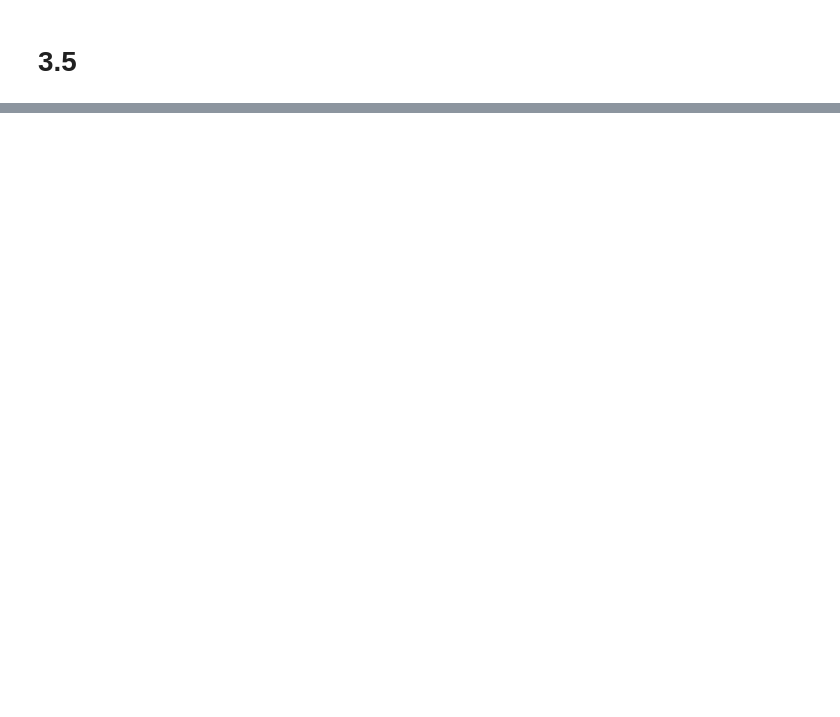
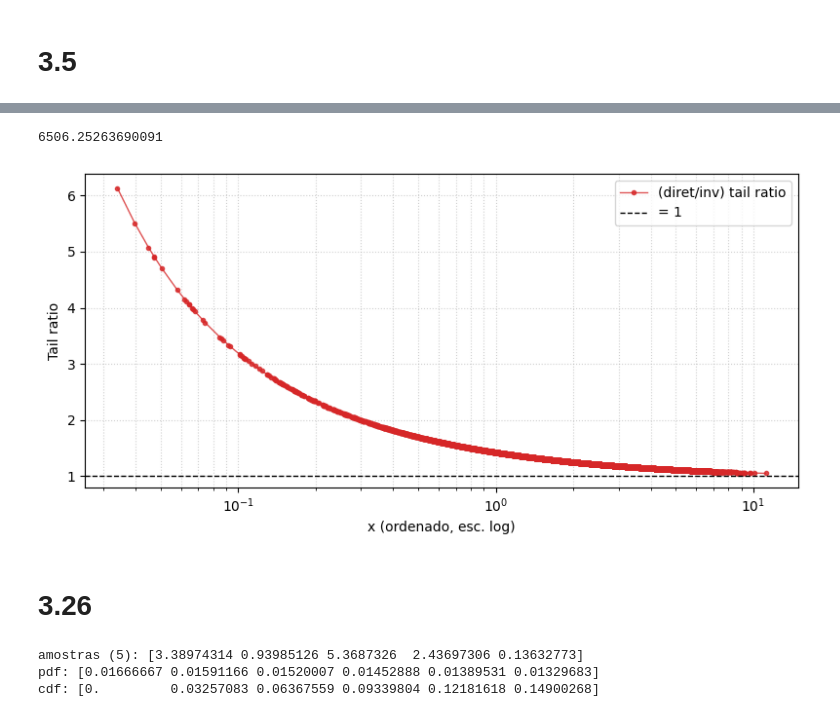
Before and after one commit to Eugeniobr/loss_models, a Jupyter notebook: basic_distributional_quantities.ipynb, the cells around one changed output, grey strips where cells are left out. Cells and saved outputs as stored; diff of their text form; code cells hidden in the pictures; blank space fills up the shorter version.

```diff
--- a/basic_distributional_quantities.ipynb
+++ b/basic_distributional_quantities.ipynb
@@ -145,0 +216,53 @@ print(np.mean(excess_loss_model_4))
+# %%
+print(np.mean(excess_loss_variable))
+# %% [output]
+6506.25263690091
+# %%
+import numpy as np
+from scipy.stats import weibull_min  # shape = k, scale = λ
+
+k = 1.8      # shape
+lam = 3.0    # scale
+rng = np.random.default_rng(42)
+
+# amostrar
+samples_weibull = weibull_min.rvs(k, scale=lam, size=10000, random_state=rng)
+
+# PDF e CDF em alguns pontos
+xs = np.linspace(0, 10, 6)
+pdf_vals = weibull_min.pdf(xs, k, scale=lam)
+cdf_vals = weibull_min.cdf(xs, k, scale=lam)
+# %%
+import numpy as np
+from scipy.stats import invweibull  # shape = k
+
+k = 1.8       # shape
+lam = 3.0     # scale
+rng = np.random.default_rng(42)
+
+samples_invweibull = invweibull.rvs(k, scale=lam, size=10000, random_state=rng)
+
+xs = np.linspace(0.1, 10, 5)
+pdf_vals = invweibull.pdf(xs, k, scale=lam)
+cdf_vals = invweibull.cdf(xs, k, scale=lam)
+# %%
+ordered_weibull_sample = np.sort(samples_weibull)
+# %%
+ratio = weibull_min.pdf(ordered_weibull_sample, k, scale=lam)/invweibull.pdf(ordered_weibull_sample, k, scale=lam)
+# %%
+# razao das caudas - weibull e weibull inversa
+fig, ax = plt.subplots(figsize=(8, 4))
+ax.plot(ordered_weibull_sample, ratio, marker='o', markersize=3,
+        lw=1, alpha=0.8, color='tab:red', label='(diret/inv) tail ratio')
+ax.axhline(1.0, color='k', lw=1, ls='--', label='= 1')
+ax.set_xscale('log')
+ax.set_xlabel('x (ordenado, esc. log)')
+ax.set_ylabel('Tail ratio')
+ax.grid(True, which='both', ls=':', alpha=0.6)
+ax.legend()
+plt.tight_layout()
+plt.show()
+# %% [output]
+[figure, added]
+# %% [markdown]
+# 3.26
@@ -145,0 +289,23 @@ print(np.mean(excess_loss_model_4))
+# %%
+import numpy as np
+from scipy.stats import lomax  # shape = alpha, scale = lambda
+
+alpha = 2.5   # shape
+lam = 150    # scale
+rng = np.random.default_rng(42)
+
+# amostrar
+samples_pareto = lomax.rvs(alpha, scale=lam, size=1000000, random_state=rng)
+
+# PDF/CDF em alguns pontos
+xs = np.linspace(0, 10, 6)  # suporte começa em 0
+pdf_vals = lomax.pdf(xs, alpha, scale=lam)
+cdf_vals = lomax.cdf(xs, alpha, scale=lam)
+
+print("amostras (5):", samples[:5])
+print("pdf:", pdf_vals)
+print("cdf:", cdf_vals)
+# %% [output]
+amostras (5): [3.38974314 0.93985126 5.3687326  2.43697306 0.13632773]
+pdf: [0.01666667 0.01591166 0.01520007 0.01452888 0.01389531 0.01329683]
+cdf: [0.         0.03257083 0.06367559 0.09339804 0.12181618 0.14900268]
```
Also changed, not shown: parts of 36 cells of this notebook.
